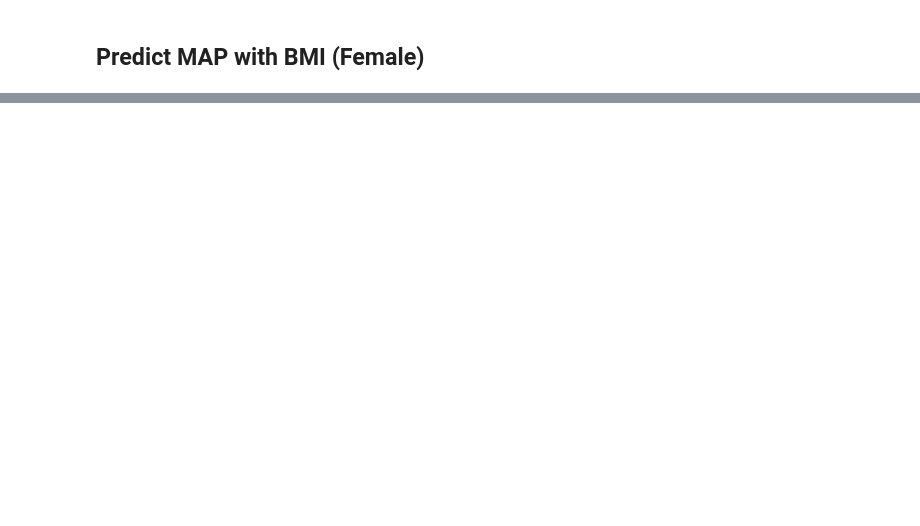
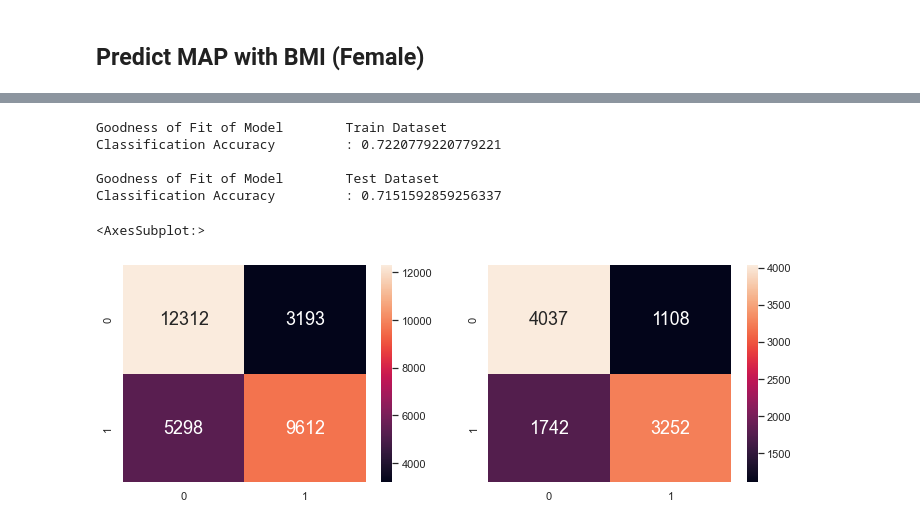
Before and after one commit to kelvtan96/EE0005, a Jupyter notebook: Project Code.ipynb, the cells around one changed output, grey strips where cells are left out. Drawn from its saved outputs; the diff is of its cells as text; code cells hidden in the pictures; blank space fills up the shorter version.

Commit message:
hi
added the decision tree for male

```diff
--- a/Project Code.ipynb
+++ b/Project Code.ipynb
@@ -412,0 +413,49 @@ plt.show()
+# %%
+# Import essential models and functions from sklearn
+from sklearn.tree import DecisionTreeClassifier
+from sklearn.model_selection import train_test_split
+from sklearn.metrics import confusion_matrix
+
+# Extract Response and Predictors
+predictors = ["cholesterol", "smoke", "gluc", "ap_lo", "alco", "active","gender", "ap_hi", "weight", "height"]
+
+# Recall the Legendary-Total Dataset
+b = pd.DataFrame(male_df['cardio'])   # Response
+A = pd.DataFrame(male_df[predictors])       # Predictor
+
+# Split the Legendary-Total Dataset into Train and Test
+A_train, A_test, b_train, b_test = train_test_split(A, b, test_size = 0.25)
+#capital X denotes variables in a matrix, while small letter y denotes a vector
+
+# Decision Tree using Train Data
+dectree = DecisionTreeClassifier(max_depth = 4)  # create the decision tree object
+dectree.fit(A_train, b_train)                    # train the decision tree model
+
+# Predict Legendary values corresponding to Total
+b_train_pred = dectree.predict(A_train)
+b_test_pred = dectree.predict(A_test)
+
+# Check the Goodness of Fit (on Train Data)
+print("Goodness of Fit of Model \tTrain Dataset")
+print("Classification Accuracy \t:", dectree.score(A_train, b_train))
+print()
+
+# Check the Goodness of Fit (on Test Data)
+print("Goodness of Fit of Model \tTest Dataset")
+print("Classification Accuracy \t:", dectree.score(A_test, b_test))
+print()
+
+# Plot the Confusion Matrix for Train and Test
+f, axes = plt.subplots(1, 2, figsize=(12, 4))
+sb.heatmap(confusion_matrix(y_train, y_train_pred),
+           annot = True, fmt=".0f", annot_kws={"size": 18}, ax = axes[0])
+sb.heatmap(confusion_matrix(y_test, y_test_pred),
+           annot = True, fmt=".0f", annot_kws={"size": 18}, ax = axes[1])
+# %% [output]
+Goodness of Fit of Model        Train Dataset
+Classification Accuracy         : 0.7220779220779221
+
+Goodness of Fit of Model        Test Dataset
+Classification Accuracy         : 0.7151592859256337
+<AxesSubplot:>
+[figure, added]
```
Also changed, not shown: parts of 5 cells of this notebook.
